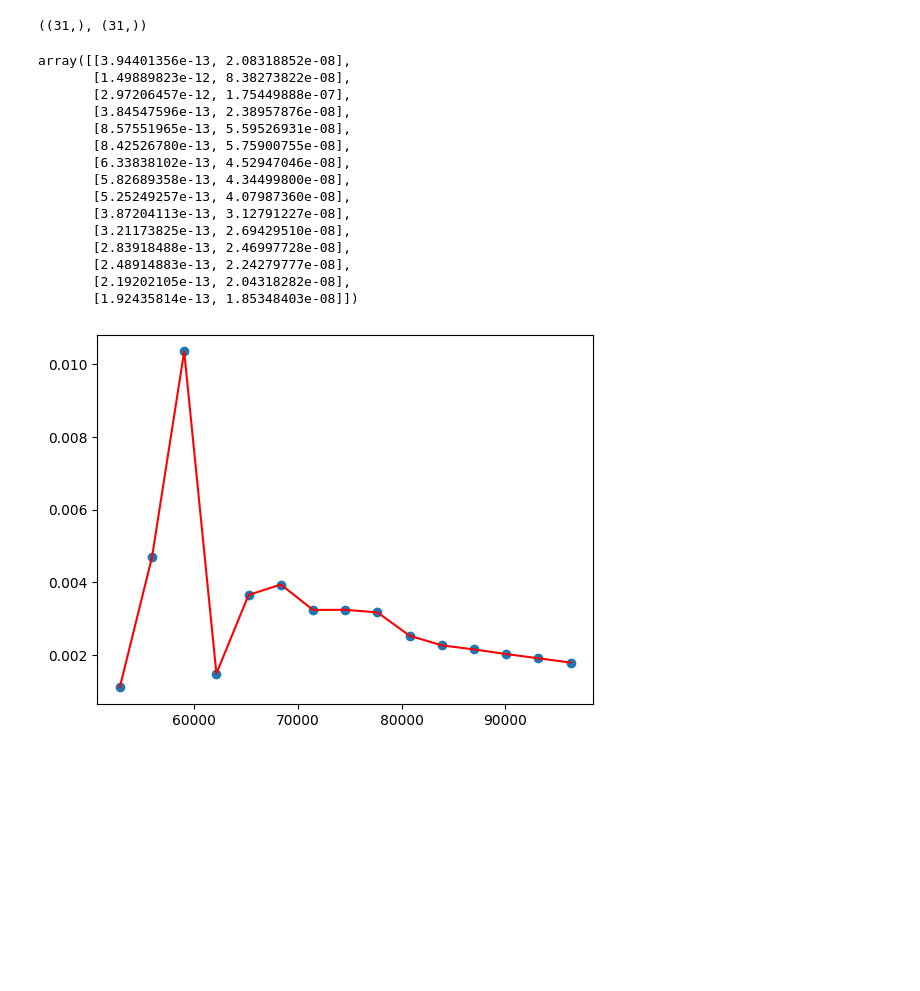
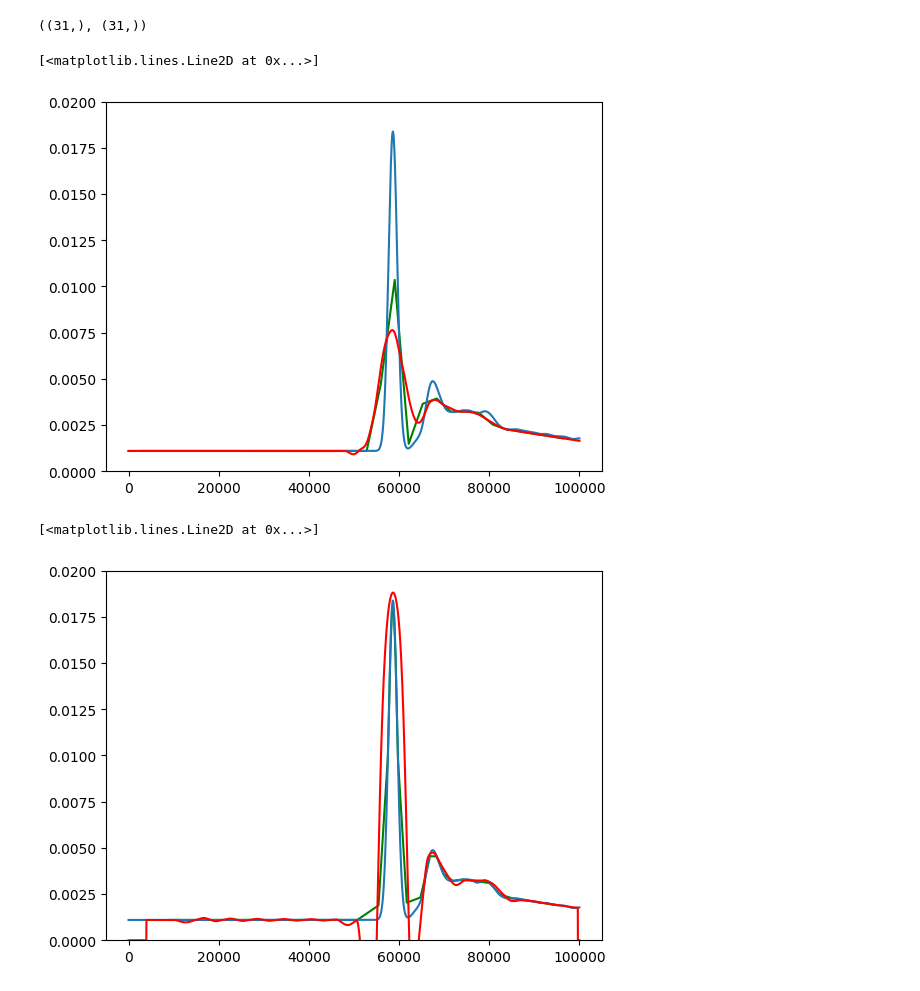
Before and after one commit to elcosas/SPAD_Regression_Research, a Jupyter notebook: notebooks/Lowess_Regression.ipynb, the cells around one changed output. Cells and saved outputs as stored; diff of their text form; code cells hidden in the pictures; blank space fills up the shorter version.

```diff
--- a/notebooks/Lowess_Regression.ipynb
+++ b/notebooks/Lowess_Regression.ipynb
@@ -5,48 +5,52 @@ import statistics as stats
 
 from moepy import lowess, eda
 
-bounds = np.load("../proprietary/edh_boundaries.npy")
-transients = np.load("../proprietary/transients_interp.npy")
+bounds = np.load("../dataset/edh_boundaries.npy")
+transients = np.load("../dataset/transients_interp.npy")
+set_num = 0
 
-tr1 = np.array_split(transients[0, :], 31)
+tr1 = np.array_split(transients[set_num, :], 31)
 for i, arr in enumerate(tr1):
     tr1[i] = np.mean(arr)
 tr1 = np.array(tr1)
-bd1 = np.array(range(0, np.max(bounds[0, :]), np.max(bounds[0, :]) // 31))[1:]
+bd1 = np.array(range(0, np.max(bounds[set_num, :]), np.max(bounds[set_num, :]) // 31))[1:]
 tr1.shape, bd1.shape
 # %% [output]
 ((31,), (31,))
-# %%
-# Remove ambient light
-filters = []
-for val in tr1:
-    if val == stats.mode(tr1):
-        filters.append(False)
-    else:
-        filters.append(True)
-tr1 = tr1[filters]
-bd1 = bd1[filters]
 # %%
+ax = plt.gca()
+ax.set_ylim([0, 0.02])
 lowess_model = lowess.Lowess()
-lowess_model.fit(bd1, tr1, frac=0.1)
-pred_lowess_vals = lowess_model.predict(bd1)
-plt.scatter(bd1, tr1)
-plt.plot(bd1, pred_lowess_vals, 'r')
-lowess_model.design_matrix
+lowess_model.fit(bd1, tr1, frac=0.1, robust_iters=0)
+x = np.arange(0, 100000)
+pred_lowess_vals = lowess_model.predict(x)
+plt.plot(bd1, tr1, 'g')
+plt.plot(x, transients[set_num, :])
+plt.plot(x, pred_lowess_vals, 'r')
 # %% [output]
-array([[3.94401356e-13, 2.08318852e-08],
-       [1.49889823e-12, 8.38273822e-08],
-       [2.97206457e-12, 1.75449888e-07],
-       [3.84547596e-13, 2.38957876e-08],
-       [8.57551965e-13, 5.59526931e-08],
-       [8.42526780e-13, 5.75900755e-08],
-       [6.33838102e-13, 4.52947046e-08],
-       [5.82689358e-13, 4.34499800e-08],
-       [5.25249257e-13, 4.07987360e-08],
-       [3.87204113e-13, 3.12791227e-08],
-       [3.21173825e-13, 2.69429510e-08],
-       [2.83918488e-13, 2.46997728e-08],
-       [2.48914883e-13, 2.24279777e-08],
-       [2.19202105e-13, 2.04318282e-08],
-       [1.92435814e-13, 1.85348403e-08]])
+[<matplotlib.lines.Line2D at 0x...>]
-[figure, old version]
+[figure, new version]
+# %%
+# Generate x-values
+diffs = np.diff(bounds[set_num, :])
+b_set = bounds[set_num, :][:-1] + (diffs/2)
+
+# Generate y-values
+t_set = []
+for i in range(len(b_set)):
+    cur_diff = (diffs[i] / diffs[0])
+    t_set.append(0.0011 / cur_diff)
+t_set = np.array(t_set)
+
+ax = plt.gca()
+ax.set_ylim([0, 0.02])
+lowess_model = lowess.Lowess()
+lowess_model.fit(b_set, t_set, frac=0.1, robust_iters=0)
+x = np.arange(0, 100000)
+pred_lowess_vals = lowess_model.predict(x)
+plt.plot(b_set, t_set, 'g')
+plt.plot(x, transients[set_num, :])
+plt.plot(x, pred_lowess_vals, 'r')
+# %% [output]
+[<matplotlib.lines.Line2D at 0x...>]
+[figure, added]
```
Also changed, not shown: 2 other files.
